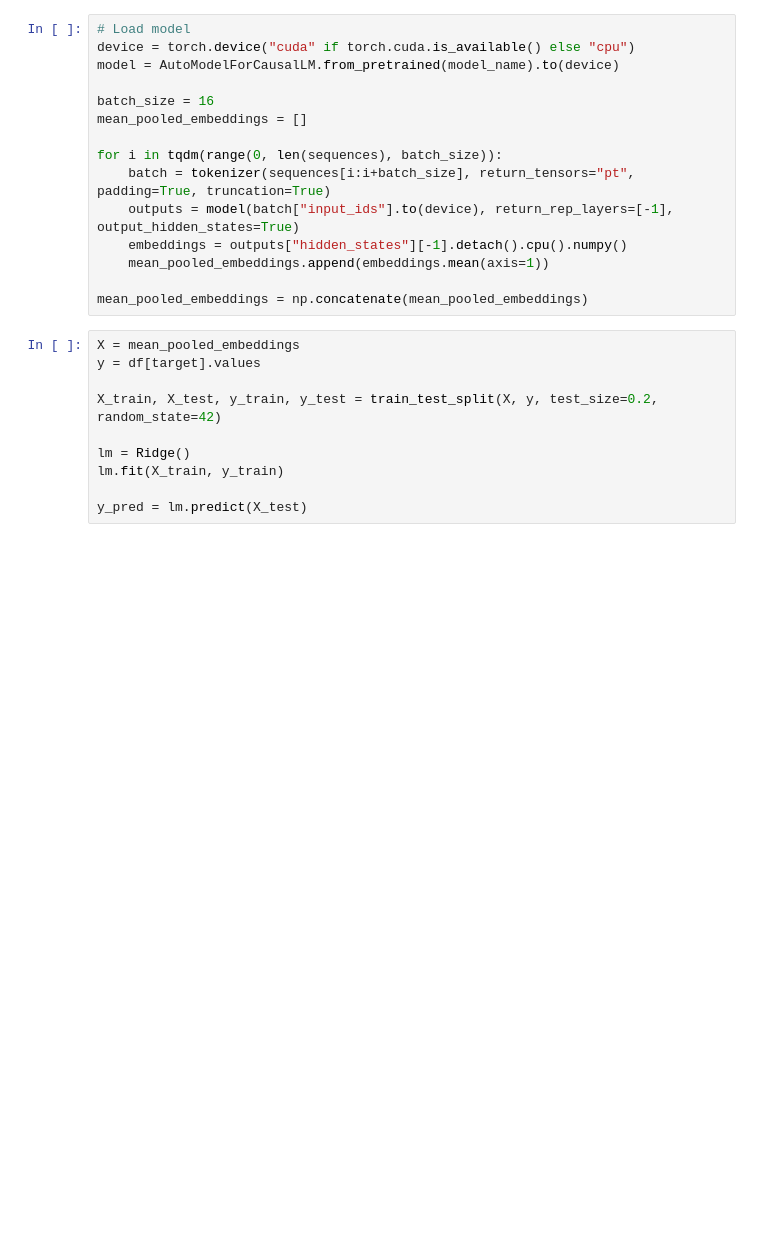
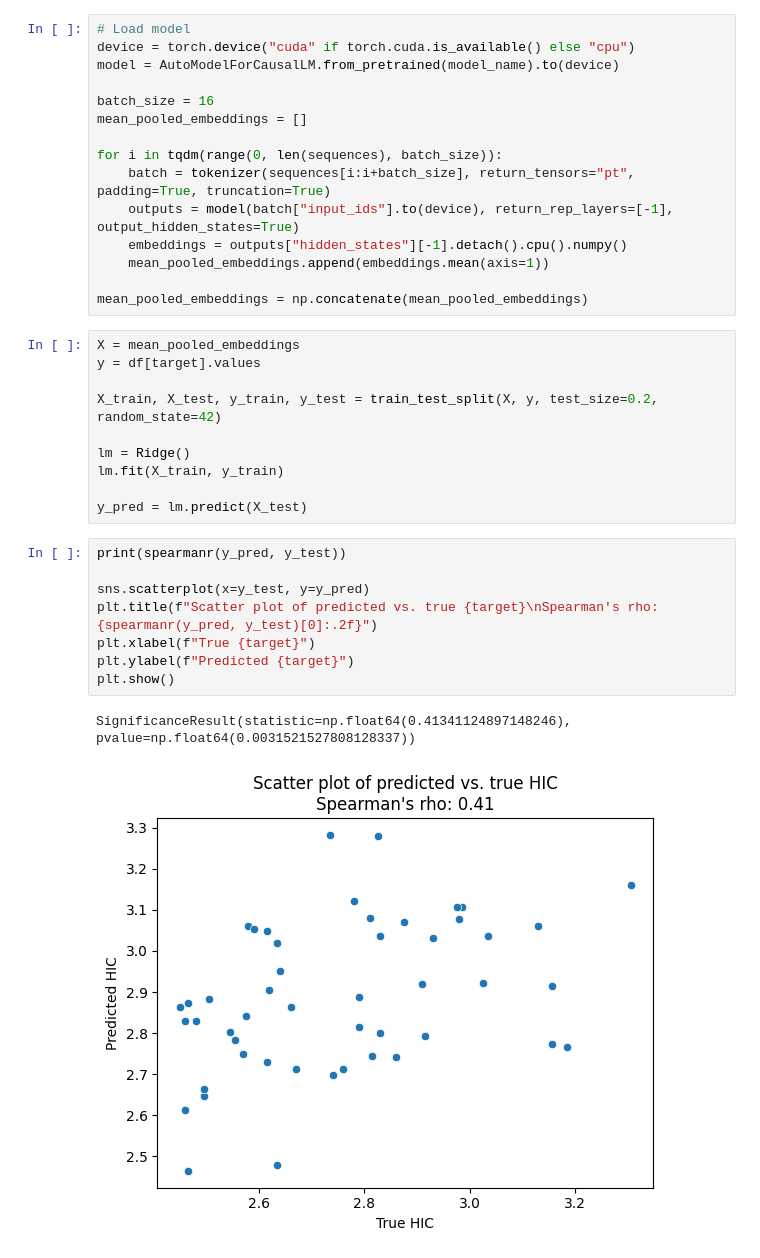
Before and after one commit to SidhantPuntambekar/BMI702_Final_Project, a Jupyter notebook: baseline_model/baseline_developability.ipynb, the cells around one changed output. Cells and saved outputs as stored; diff of their text form; blank space fills up the shorter version.

```diff
--- a/baseline_model/baseline_developability.ipynb
+++ b/baseline_model/baseline_developability.ipynb
@@ -101,3 +95,14 @@ lm = Ridge()
 lm.fit(X_train, y_train)
 
 y_pred = lm.predict(X_test)
+# %%
+print(spearmanr(y_pred, y_test))
+
+sns.scatterplot(x=y_test, y=y_pred)
+plt.title(f"Scatter plot of predicted vs. true {target}\nSpearman's rho: {spearmanr(y_pred, y_test)[0]:.2f}")
+plt.xlabel(f"True {target}")
+plt.ylabel(f"Predicted {target}")
+plt.show()
+# %% [output]
+SignificanceResult(statistic=np.float64(0.41341124897148246), pvalue=np.float64(0.0031521527808128337))
+[figure, added]
```
Also changed, not shown: parts of 3 cells of this notebook.
